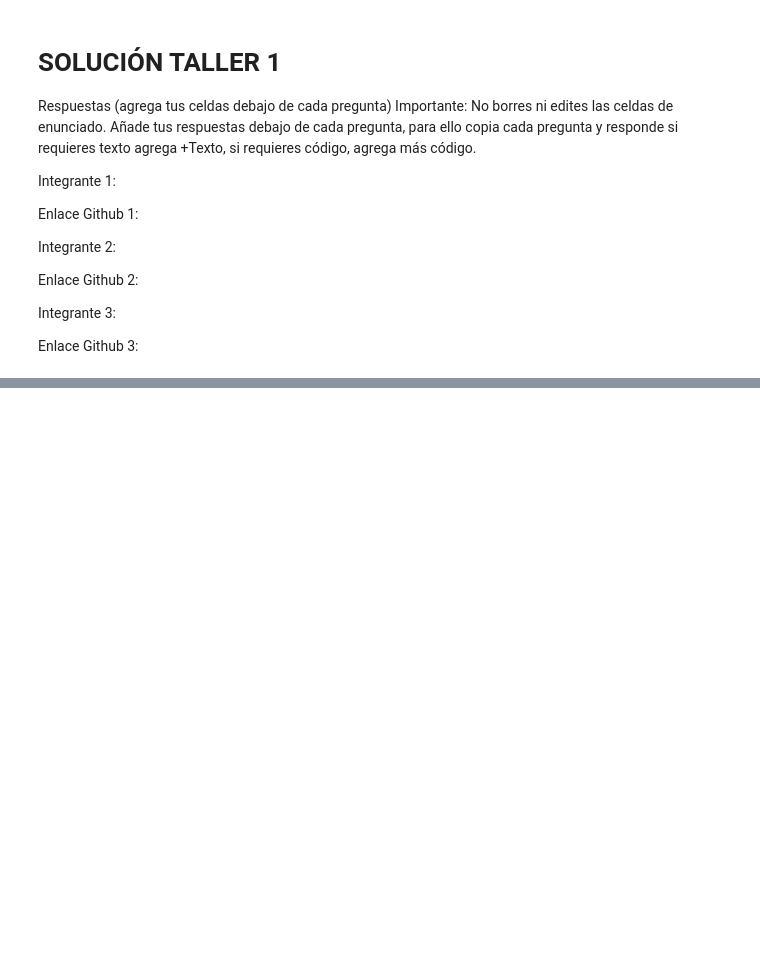
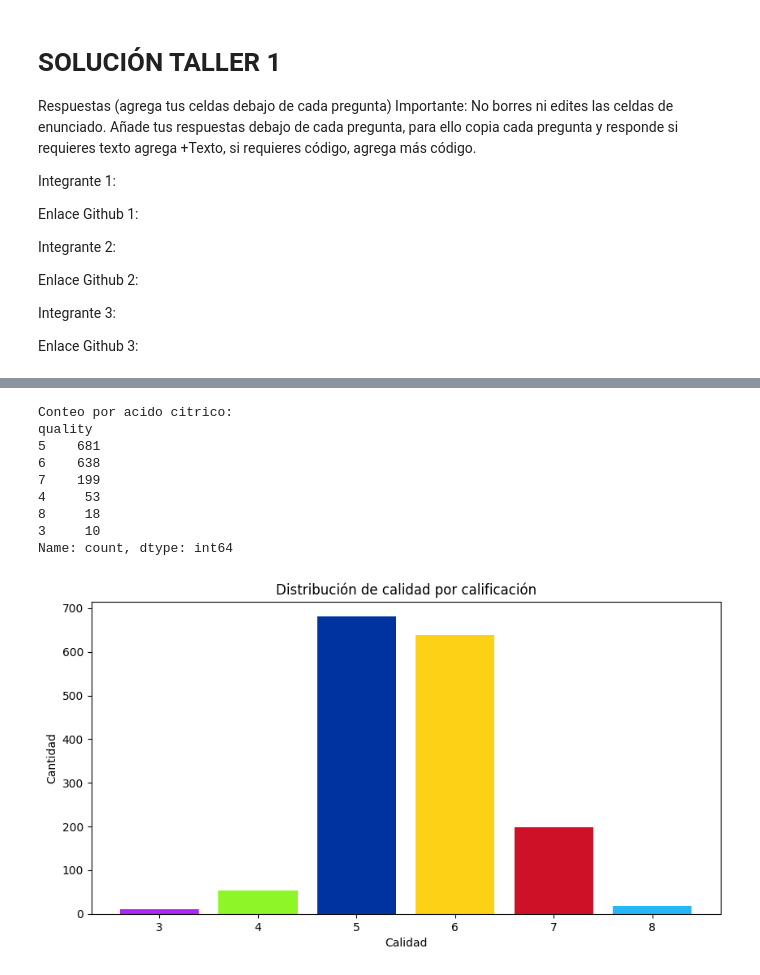
Before and after one commit to andreslagosb-ux/SISTEMAS-AVANZADOS-DE-PRODUCCION-CON-PYTHON-LUNES-Y-JUEVES, a Jupyter notebook: Tayakee_Oriana_Lagos_Andres.ipynb, the cells around one changed output, grey strips where cells are left out. Saved outputs shown, nothing was run; the diff lists cells and outputs as text; code cells hidden in the pictures; blank space fills up the shorter version.

```diff
--- a/Tayakee_Oriana_Lagos_Andres.ipynb
+++ b/Tayakee_Oriana_Lagos_Andres.ipynb
@@ -892,0 +1010,7 @@ Enlace Github 3:
+# %%
+url = "https://archive.ics.uci.edu/ml/machine-learning-databases/wine-quality/winequality-red.csv"
+# La base de datos la vamos a llamar dw (data frame wine)
+#dw = pd.read_csv(url); dw.head()
+import pandas as pd
+dw = pd.read_csv(url, sep=';')
+dw
@@ -892,0 +1114,30 @@ Enlace Github 3:
+# %%
+import matplotlib.pyplot as plt
+
+conteo_calidad = dw['quality'].value_counts()
+print("Conteo por acido citrico:")
+print(conteo_calidad)
+
+
+# 2. Crear el gráfico de barras
+plt.figure(figsize=(10, 5))
+plt.bar(conteo_calidad.index, conteo_calidad.values, color=['#0033A0', '#FCD116', '#CE1126','#8EF527', '#27B7F5', '#AD27F5'])
+
+# Añadir títulos y etiquetas
+plt.title('Distribución de calidad por calificación')
+plt.xlabel('Calidad')
+plt.ylabel('Cantidad')
+
+# Mostrar el gráfico
+plt.show()
+# %% [output]
+Conteo por acido citrico:
+quality
+5    681
+6    638
+7    199
+4     53
+8     18
+3     10
+Name: count, dtype: int64
+[figure, added]
```
Also changed, not shown: parts of 23 cells of this notebook.
